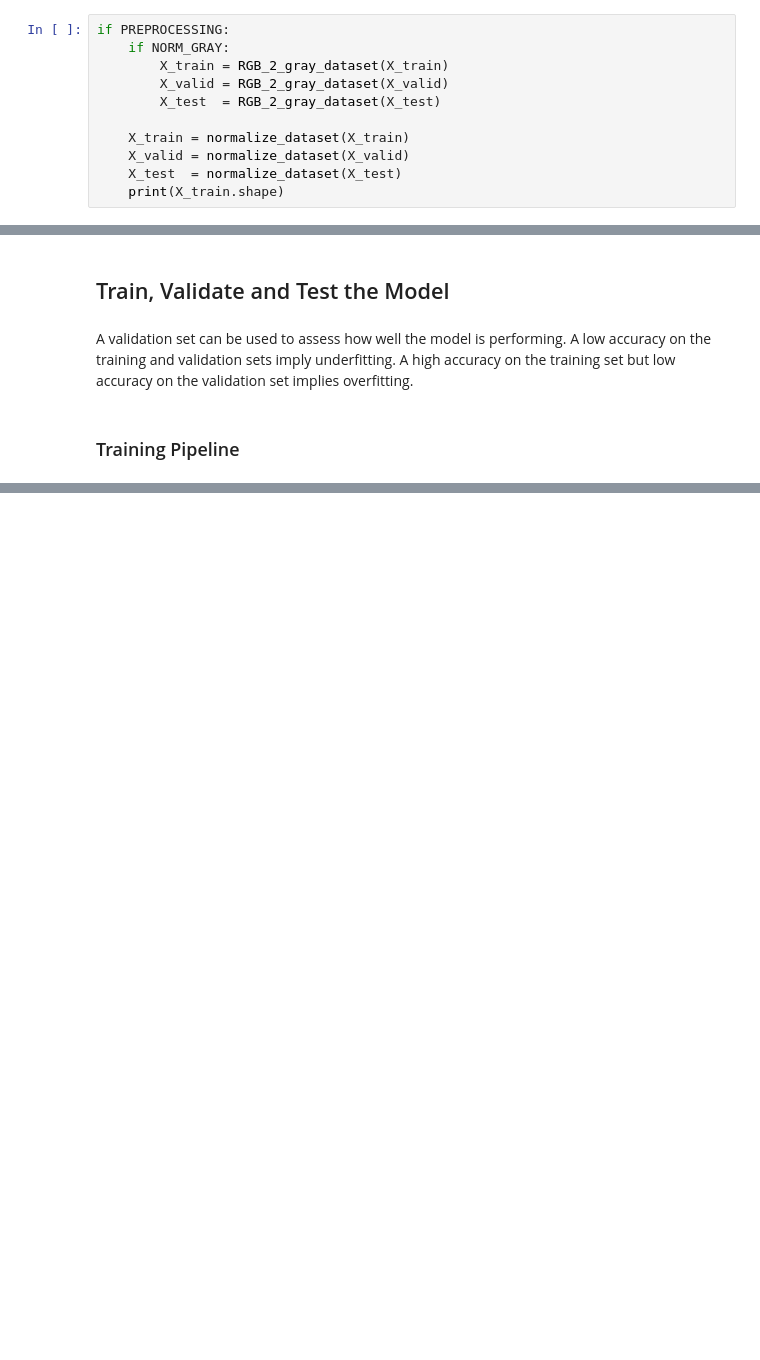
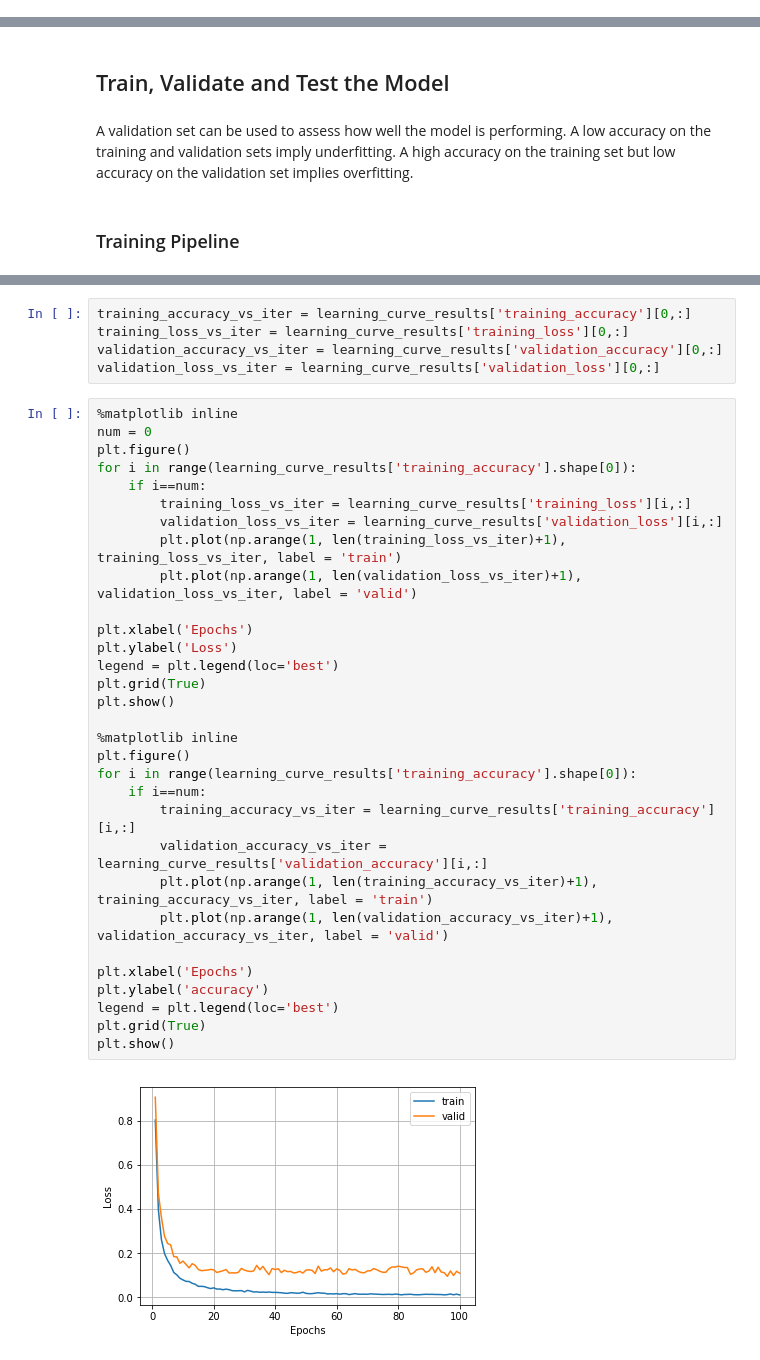
Before and after one commit to sameerpawar/SDCND-Traffic-Sign-Classifier, a Jupyter notebook: Traffic_Sign_Classifier.ipynb, the cells around one changed output, grey strips where cells are left out. Cells and saved outputs as stored; diff of their text form; blank space fills up the shorter version.

```diff
--- a/Traffic_Sign_Classifier.ipynb
+++ b/Traffic_Sign_Classifier.ipynb
@@ -230,11 +405,0 @@ def RGB_2_gray_dataset(data_set):
-# %%
-if PREPROCESSING:
-    if NORM_GRAY:
-        X_train = RGB_2_gray_dataset(X_train)
-        X_valid = RGB_2_gray_dataset(X_valid)
-        X_test  = RGB_2_gray_dataset(X_test)
-
-    X_train = normalize_dataset(X_train)
-    X_valid = normalize_dataset(X_valid)
-    X_test  = normalize_dataset(X_test)
-    print(X_train.shape)
@@ -680,0 +635,38 @@ def outputFeatureMap(image_input, tf_activation, activation_min=-1, activation_m
+# %%
+training_accuracy_vs_iter = learning_curve_results['training_accuracy'][0,:]
+training_loss_vs_iter = learning_curve_results['training_loss'][0,:]
+validation_accuracy_vs_iter = learning_curve_results['validation_accuracy'][0,:]
+validation_loss_vs_iter = learning_curve_results['validation_loss'][0,:]
+# %%
+%matplotlib inline
+num = 0
+plt.figure()
+for i in range(learning_curve_results['training_accuracy'].shape[0]):
+    if i==num:
+        training_loss_vs_iter = learning_curve_results['training_loss'][i,:]
+        validation_loss_vs_iter = learning_curve_results['validation_loss'][i,:]
+        plt.plot(np.arange(1, len(training_loss_vs_iter)+1), training_loss_vs_iter, label = 'train')
+        plt.plot(np.arange(1, len(validation_loss_vs_iter)+1), validation_loss_vs_iter, label = 'valid')
+
+plt.xlabel('Epochs')
+plt.ylabel('Loss')
+legend = plt.legend(loc='best')
+plt.grid(True)
+plt.show()
+
+%matplotlib inline
+plt.figure()
+for i in range(learning_curve_results['training_accuracy'].shape[0]):
+    if i==num:
+        training_accuracy_vs_iter = learning_curve_results['training_accuracy'][i,:]
+        validation_accuracy_vs_iter = learning_curve_results['validation_accuracy'][i,:]
+        plt.plot(np.arange(1, len(training_accuracy_vs_iter)+1), training_accuracy_vs_iter, label = 'train')
+        plt.plot(np.arange(1, len(validation_accuracy_vs_iter)+1), validation_accuracy_vs_iter, label = 'valid')
+
+plt.xlabel('Epochs')
+plt.ylabel('accuracy')
+legend = plt.legend(loc='best')
+plt.grid(True)
+plt.show()
+# %% [output]
+[figure, added]
```
Also changed, not shown: parts of 51 cells of this notebook.
